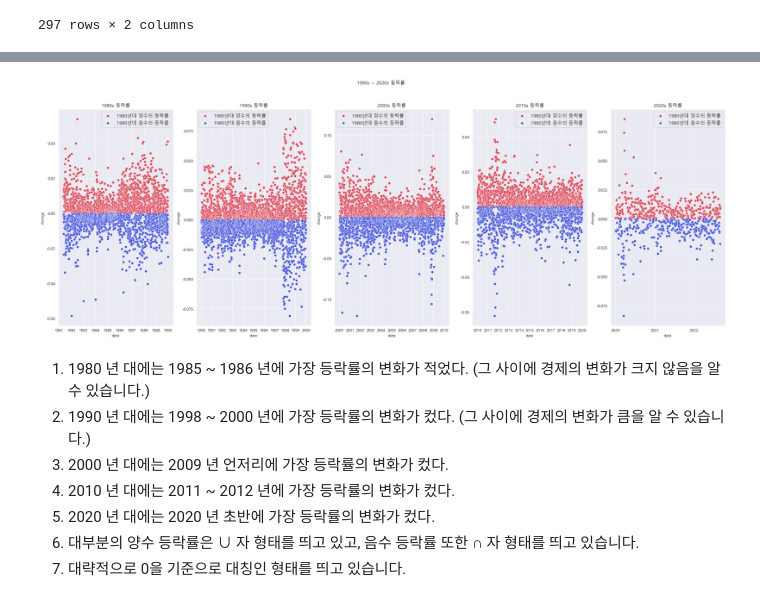
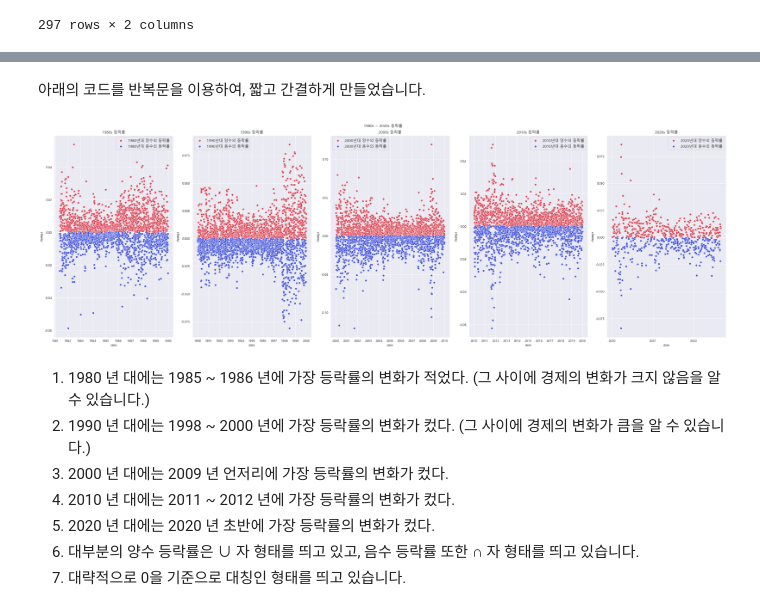
Before and after one commit to NohJeongKim/dacon-kospi, a Jupyter notebook: kospi.ipynb, the cells around one changed output, grey strips where cells are left out. Drawn from its saved outputs; the diff is of its cells as text; code cells hidden in the pictures.

```diff
--- a/kospi.ipynb
+++ b/kospi.ipynb
@@ -833,3 +893,31 @@ df_2020s_nc
 | 11017 | 2022-08-23 | -0.0110 |
 | 11021 | 2022-08-29 | -0.0218 |
 297 rows × 2 columns
+# %%
+fig, ax=plt.subplots(1,5, figsize=(30,10))
+
+idx=0
+label=["1980", "1990", "2000", "2010", "2020"]
+
+for ii in [df_1980s_pc, df_1990s_pc, df_2000s_pc, df_2010s_pc, df_2020s_pc]:
+    _=sns.scatterplot(data=ii, x="date", y="change", ax=ax[idx], color="#DB4455", label="{}년대 양수의 등략률".format(label[idx]))
+    idx+=1
+
+idx=0
+
+for ii in [df_1980s_nc, df_1990s_nc, df_2000s_nc, df_2010s_nc, df_2020s_nc]:
+    _=sns.scatterplot(data=ii, x="date", y="change", ax=ax[idx], color="#4454DB", label="{}년대 음수의 등략률".format(label[idx]))
+    idx+=1
+
+for ii in range(0,5):
+    _=ax[ii].legend(fontsize=12)
+
+_=ax[4].set_xticks(["2020-01", "2021-01", "2022-01"])
+_=ax[4].set_xticklabels(["2020", "2021", "2022"])
+
+for ii in range(0,5):
+    _=ax[ii].set_title("{}s 등락률".format(label[ii]))
+
+_=plt.suptitle("1980s ~ 2020s 등락률")
+plt.tight_layout()
+plt.savefig("images/1980s ~ 2020s 등락률.png", dpi=200, facecolor="white")
@@ -836,33 +926,36 @@ df_2020s_nc
+# %% [markdown]
+아래의 코드를 반복문을 이용하여, 짧고 간결하게 만들었습니다.
 # %%
 fig, ax=plt.subplots(1,5, figsize=(30,10))
 
 _=sns.scatterplot(data=df_1980s_pc, x="date", y="change", ax=ax[0], color="#DB4455", label="1980년대 양수의 등락률")
 _=sns.scatterplot(data=df_1980s_nc, x="date", y="change", ax=ax[0], color="#4454DB", label="1980년대 음수의 등락률")
-_=sns.scatterplot(data=df_1990s_pc, x="date", y="change", ax=ax[1], color="#DB4455", label="1980년대 양수의 등락률")
-_=sns.scatterplot(data=df_1990s_nc, x="date", y="change", ax=ax[1], color="#4454DB", label="1980년대 음수의 등락률")
-_=sns.scatterplot(data=df_2000s_pc, x="date", y="change", ax=ax[2], color="#DB4455", label="1980년대 양수의 등락률")
-_=sns.scatterplot(data=df_2000s_nc, x="date", y="change", ax=ax[2], color="#4454DB", label="1980년대 음수의 등락률")
-_=sns.scatterplot(data=df_2010s_pc, x="date", y="change", ax=ax[3], color="#DB4455", label="1980년대 양수의 등락률")
-_=sns.scatterplot(data=df_2010s_nc, x="date", y="change", ax=ax[3], color="#4454DB", label="1980년대 음수의 등락률")
-_=sns.scatterplot(data=df_2020s_pc, x="date", y="change", ax=ax[4], color="#DB4455", label="1980년대 양수의 등락률")
-_=sns.scatterplot(data=df_2020s_nc, x="date", y="change", ax=ax[4], color="#4454DB", label="1980년대 음수의 등락률")
+_=sns.scatterplot(data=df_1990s_pc, x="date", y="change", ax=ax[1], color="#DB4455", label="1990년대 양수의 등락률")
+_=sns.scatterplot(data=df_1990s_nc, x="date", y="change", ax=ax[1], color="#4454DB", label="1990년대 음수의 등락률")
+_=sns.scatterplot(data=df_2000s_pc, x="date", y="change", ax=ax[2], color="#DB4455", label="2000년대 양수의 등락률")
+_=sns.scatterplot(data=df_2000s_nc, x="date", y="change", ax=ax[2], color="#4454DB", label="2000년대 음수의 등락률")
+_=sns.scatterplot(data=df_2010s_pc, x="date", y="change", ax=ax[3], color="#DB4455", label="2010년대 양수의 등락률")
+_=sns.scatterplot(data=df_2010s_nc, x="date", y="change", ax=ax[3], color="#4454DB", label="2010년대 음수의 등락률")
+_=sns.scatterplot(data=df_2020s_pc, x="date", y="change", ax=ax[4], color="#DB4455", label="2020년대 양수의 등락률")
+_=sns.scatterplot(data=df_2020s_nc, x="date", y="change", ax=ax[4], color="#4454DB", label="2020년대 음수의 등락률")
 
 for ii in range(0,5):
     _=ax[ii].legend(fontsize=12)
 
 _=ax[4].set_xticks(["2020-01", "2021-01", "2022-01"])
 _=ax[4].set_xticklabels(["2020", "2021", "2022"])
 
 _=ax[0].set_title("1980s 등락률")
 _=ax[1].set_title("1990s 등락률")
 _=ax[2].set_title("2000s 등락률")
 _=ax[3].set_title("2010s 등락률")
 _=ax[4].set_title("2020s 등락률")
 
 _=plt.suptitle("1980s ~ 2020s 등락률")
+plt.tight_layout()
 plt.savefig("images/1980s ~ 2020s 등락률.png", dpi=200, facecolor="white")
 # %% [output]
-[figure, old version]
+[figure, new version]
 # %% [markdown]
 1. 1980 년 대에는 1985 ~ 1986 년에 가장 등락률의 변화가 적었다. (그 사이에 경제의 변화가 크지 않음을 알 수 있습니다.)
 2. 1990 년 대에는 1998 ~ 2000 년에 가장 등락률의 변화가 컸다. (그 사이에 경제의 변화가 큼을 알 수 있습니다.)
```
Also changed, not shown: parts of 68 cells of this notebook, 9 other files.
